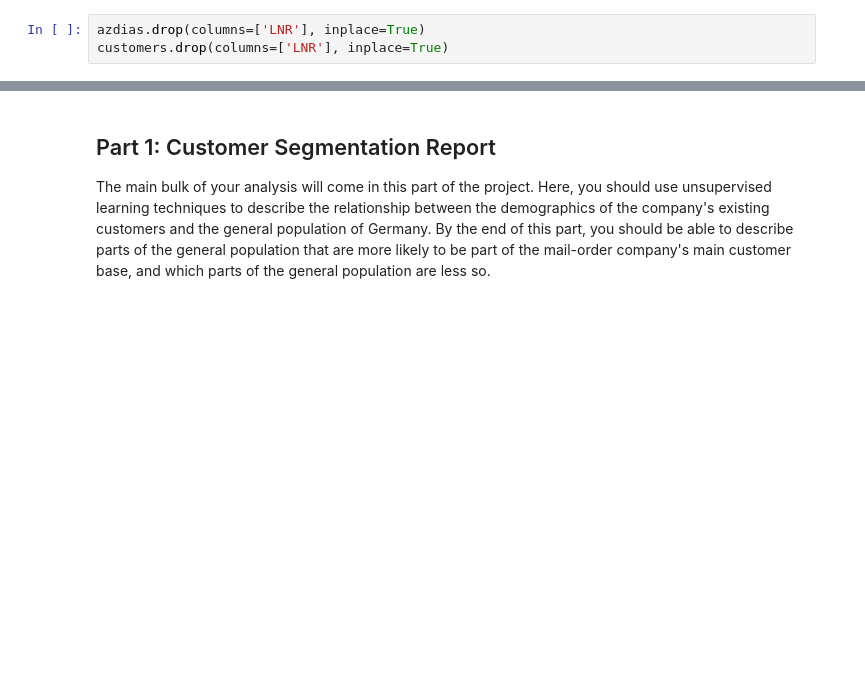
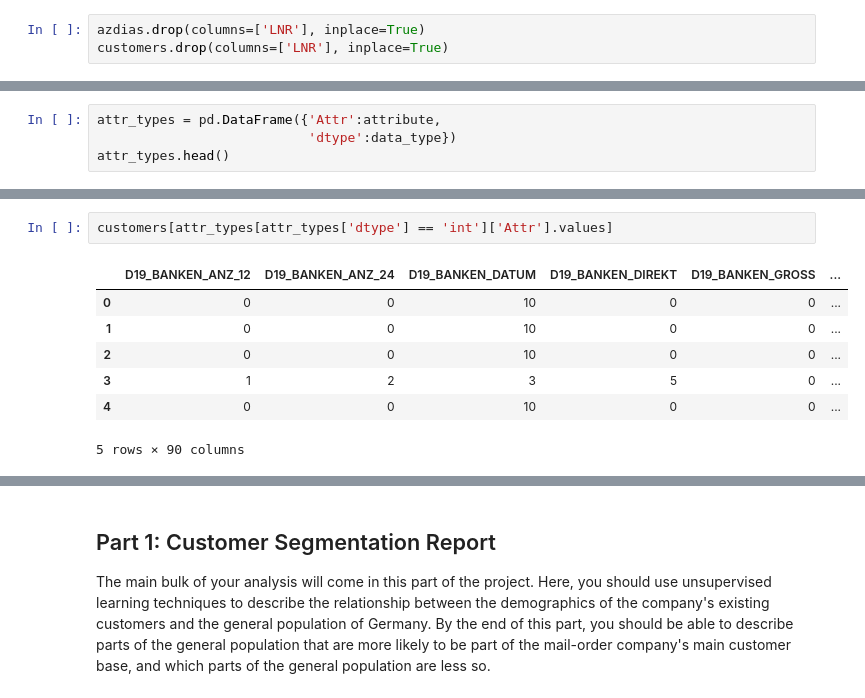
Before and after one commit to willacya/Bertelsmann-Arvato-Project, a Jupyter notebook: Arvato Project Workbook.ipynb, the cells around one changed output, grey strips where cells are left out. Drawn from its saved outputs; the diff is of its cells as text; blank space fills up the shorter version.

```diff
--- a/Arvato Project Workbook.ipynb
+++ b/Arvato Project Workbook.ipynb
@@ -438,0 +433,4 @@ dtype('int64')
+# %%
+attr_types = pd.DataFrame({'Attr':attribute,
+                           'dtype':data_type})
+attr_types.head()
@@ -438,0 +452,10 @@ dtype('int64')
+# %%
+customers[attr_types[attr_types['dtype'] == 'int']['Attr'].values]
+# %% [output]
+|  | D19_BANKEN_ANZ_12 | D19_BANKEN_ANZ_24 | D19_BANKEN_DATUM | D19_BANKEN_DIREKT | D19_BANKEN_GROSS | ... |
+| 0 | 0 | 0 | 10 | 0 | 0 | ... |
+| 1 | 0 | 0 | 10 | 0 | 0 | ... |
+| 2 | 0 | 0 | 10 | 0 | 0 | ... |
+| 3 | 1 | 2 | 3 | 5 | 0 | ... |
+| 4 | 0 | 0 | 10 | 0 | 0 | ... |
+5 rows × 90 columns
```
Also changed, not shown: parts of 16 cells of this notebook.
